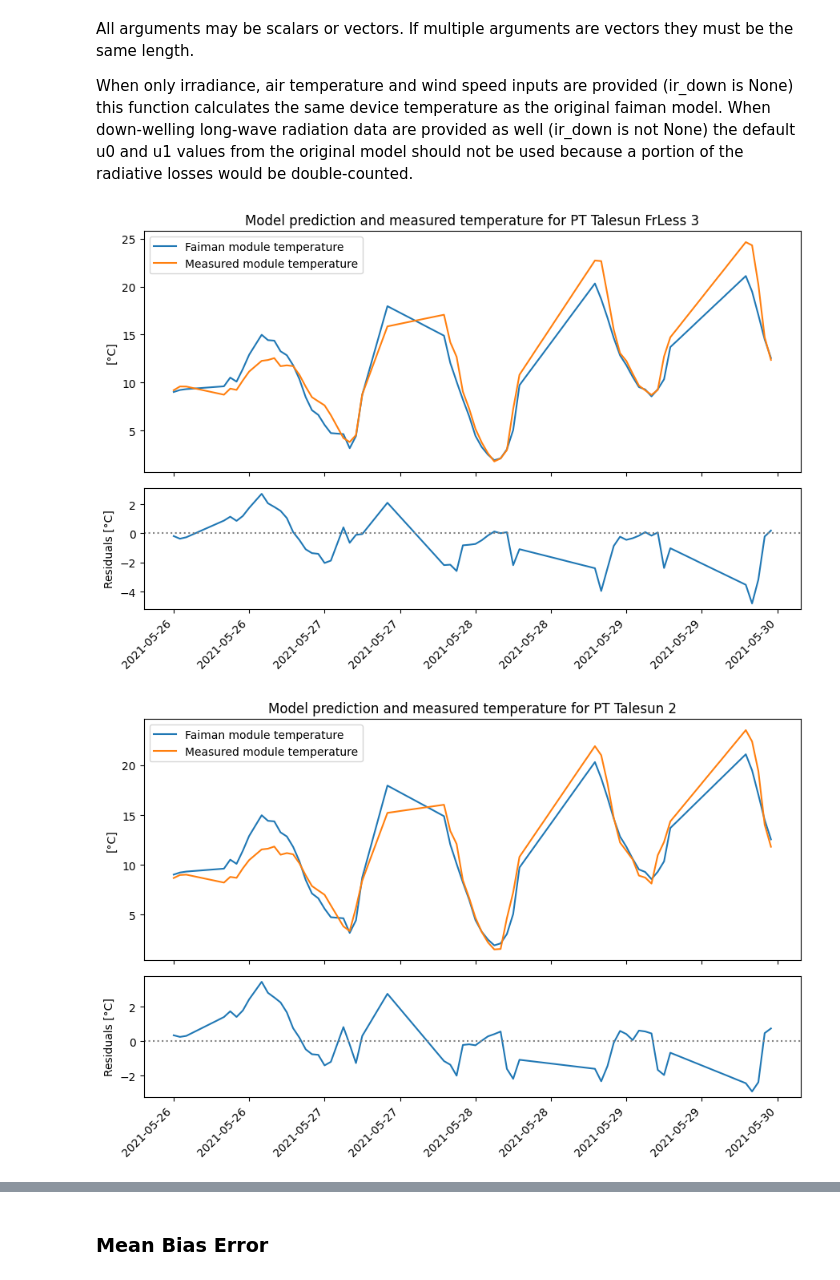
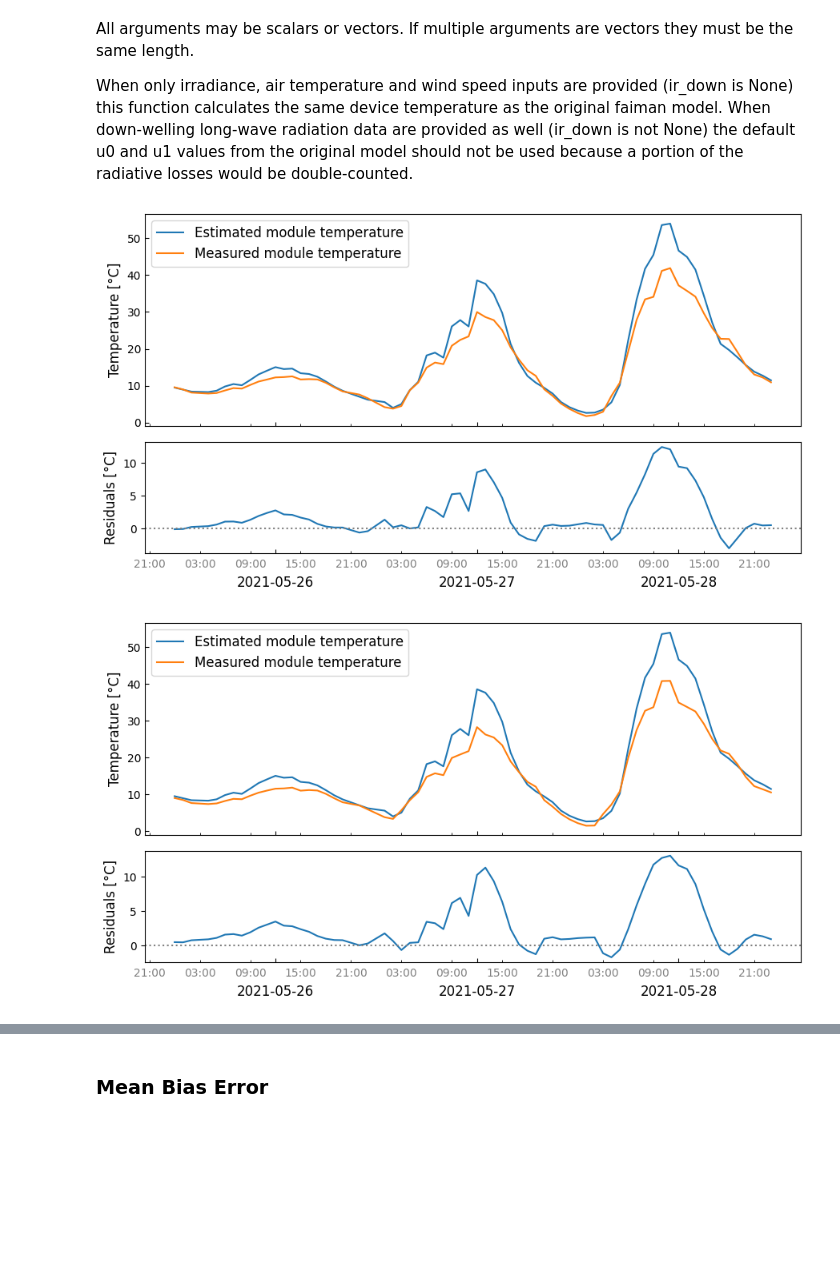
Before and after one commit to toneaf/ProjectThesis, a Jupyter notebook: Faiman_rad.ipynb, the cells around one changed output, grey strips where cells are left out. Cells and saved outputs as stored; diff of their text form; code cells hidden in the pictures; blank space fills up the shorter version.

```diff
--- a/Faiman_rad.ipynb
+++ b/Faiman_rad.ipynb
@@ -110,22 +130,29 @@ import matplotlib.dates as mdates
 def plot_comparison(x, temp_model, temp_measured, module_name):
     if not isinstance(x, pd.DatetimeIndex):
         x = pd.to_datetime(x)
+    fig, (ax1, ax2) = plt.subplots(nrows=2, ncols=1, figsize=(9, 5), gridspec_kw={'height_ratios': [1.9, 1]}, sharex=True)
+    ax1.plot(x, temp_model, label="Estimated module temperature")
+    ax1.plot(x, temp_measured, label="Measured module temperature")
+    ax1.set_ylabel("Temperature [°C]", fontsize=12)
+    ax1.tick_params(which="both", direction='in')
 
-    #x = x.asfreq('h')
+    ax2.plot(x, temp_model-temp_measured)
+    ax2.set_ylabel("Residuals [°C]", fontsize=12)
+    ax2.axhline(0, c="grey", linestyle=":")
+    ax1.legend(fontsize=12)
 
-    fig, (ax1, ax2) = plt.subplots(nrows=2, ncols=1, figsize=(9, 6), gridspec_kw={'height_ratios': [2, 1]}, sharex=True)
-    ax1.set_title(f"Model prediction and measured temperature for {module_name}")
-    ax1.plot(x, temp_model, label="Faiman module temperature")
-    ax1.plot(x, temp_measured, label="Measured module temperature")
-    ax1.set_ylabel("[°C]")
-    #ax2.set_title("Residuals")
-    ax2.plot(x, temp_model-temp_measured)
-    ax2.set_ylabel("Residuals [°C]")
-    ax2.axhline(0, c="grey", linestyle=":")
-    ax1.legend()
-    ax2.xaxis.set_major_locator(mdates.AutoDateLocator())
+    ax2.xaxis.set_major_locator(mdates.HourLocator(byhour=12))
     ax2.xaxis.set_major_formatter(mdates.DateFormatter('%Y-%m-%d'))
-    plt.setp(ax2.xaxis.get_majorticklabels(), rotation=45, ha="right")
+
+    ax2.xaxis.set_minor_locator(mdates.HourLocator(byhour=[3, 9, 15, 21]))#interval=6))  # 0, 6, 12, 18 hours
+    ax2.xaxis.set_minor_formatter(mdates.DateFormatter('%H:%M'))
+
+    plt.setp(ax2.xaxis.get_majorticklabels(), rotation=0, fontsize=12)
+    plt.setp(ax2.xaxis.get_minorticklabels(), rotation=0, fontsize=10, color="gray")
+
+    ax2.tick_params(axis='x', which='major', pad=20, direction="in")
+    ax2.tick_params(axis='x', which='minor', pad=5, labelsize=10, labelcolor="gray", direction="in", labelrotation=0)
+
     plt.tight_layout()
     plt.show()
 # %% [markdown]
@@ -156,16 +183,16 @@ All arguments may be scalars or vectors. If multiple arguments are vectors they
 When only irradiance, air temperature and wind speed inputs are provided (ir_down is None) this function calculates the same device temperature as the original faiman model. When down-welling long-wave radiation data are provided as well (ir_down is not None) the default u0 and u1 values from the original model should not be used because a portion of the radiative losses would be double-counted.
 # %%
 datea = '2021-05-26'
-dateb = '2021-05-29'
+dateb = '2021-05-28'
 
 #Bifacial panel
-temp_faiman1 = temperature.faiman_rad(df["Irradiance (IRR Plan - Talesun) [W/m²]"], df["WS500_1_Temperature [°C]"], df["WS500_1_Wind speed [m/s]"], ir_down=df["era5"], u0=20.74, u1=2.91)
+temp_faiman1 = temperature.faiman_rad(df["Irradiance (IRR Plan - Talesun) [W/m²]"], df["WS500_1_Temperature [°C]"], df["WS500_1_Wind speed [m/s]"], ir_down=df["era5"], u0=20.74, u1=2.91, sky_view=0.78)
 plot_comparison(df.loc[datea:dateb].index, temp_faiman1.loc[datea:dateb], df["PT Talesun FrLess 3 [°C]"].loc[datea:dateb], "PT Talesun FrLess 3")
-temp_faiman2 = temperature.faiman_rad(df["Irradiance (IRR Plan - Talesun) [W/m²]"], df["WS500_1_Temperature [°C]"], df["WS500_1_Wind speed [m/s]"], ir_down=df["era5"], u0=20.74, u1=2.91)
+temp_faiman2 = temperature.faiman_rad(df["Irradiance (IRR Plan - Talesun) [W/m²]"], df["WS500_1_Temperature [°C]"], df["WS500_1_Wind speed [m/s]"], ir_down=df["era5"], u0=20.74, u1=2.91, sky_view=0.78)
 plot_comparison(df.loc[datea:dateb].index, temp_faiman2.loc[datea:dateb], df["PT Talesun 2 [°C]"].loc[datea:dateb], "PT Talesun 2")
 #Normal panel
-temp_faiman3 = temperature.faiman_rad(df["Irradiance (IRR Plan - SunP) [W/m²]"], df['PT SunP nr 1 [°C]'], df["WS500_1_Wind speed [m/s]"], ir_down=df["era5"], u0=20.74, u1=2.91)
+temp_faiman3 = temperature.faiman_rad(df["Irradiance (IRR Plan - SunP) [W/m²]"], df['PT SunP nr 1 [°C]'], df["WS500_1_Wind speed [m/s]"], ir_down=df["era5"], u0=20.74, u1=2.91, sky_view=0.78)
 plot_comparison(df.loc[datea:dateb].index, temp_faiman2.loc[datea:dateb], df['PT SunP nr 1 [°C]'].loc[datea:dateb], "PT SunP nr 1")
 # %% [output]
-[figure, old version]
+[figure, new version]
-[figure, old version]
+[figure, new version]
```
Also changed, not shown: parts of 16 cells of this notebook, 9 other files.
